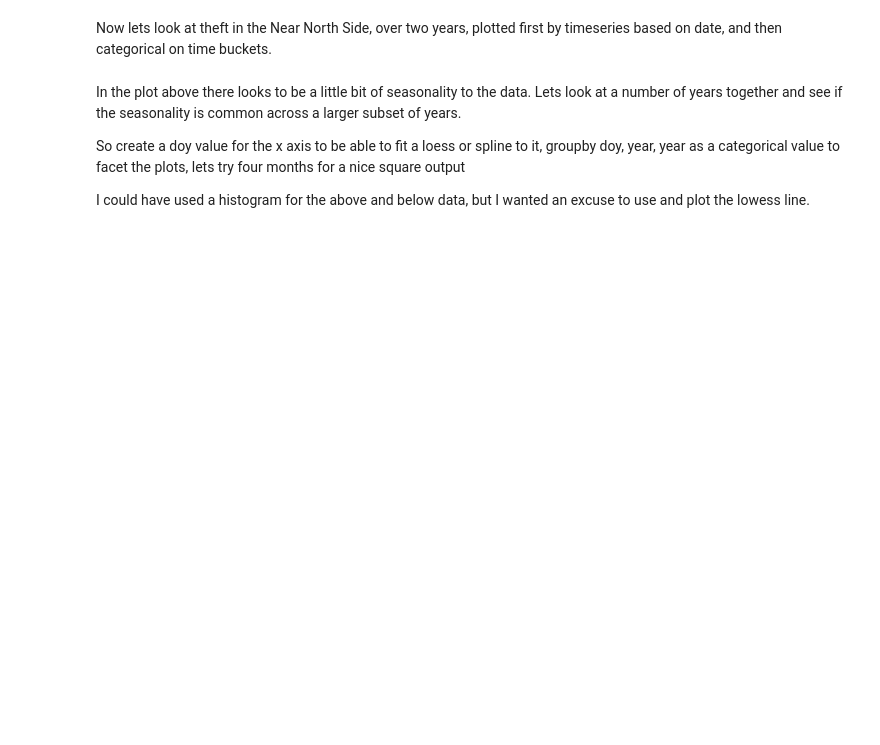
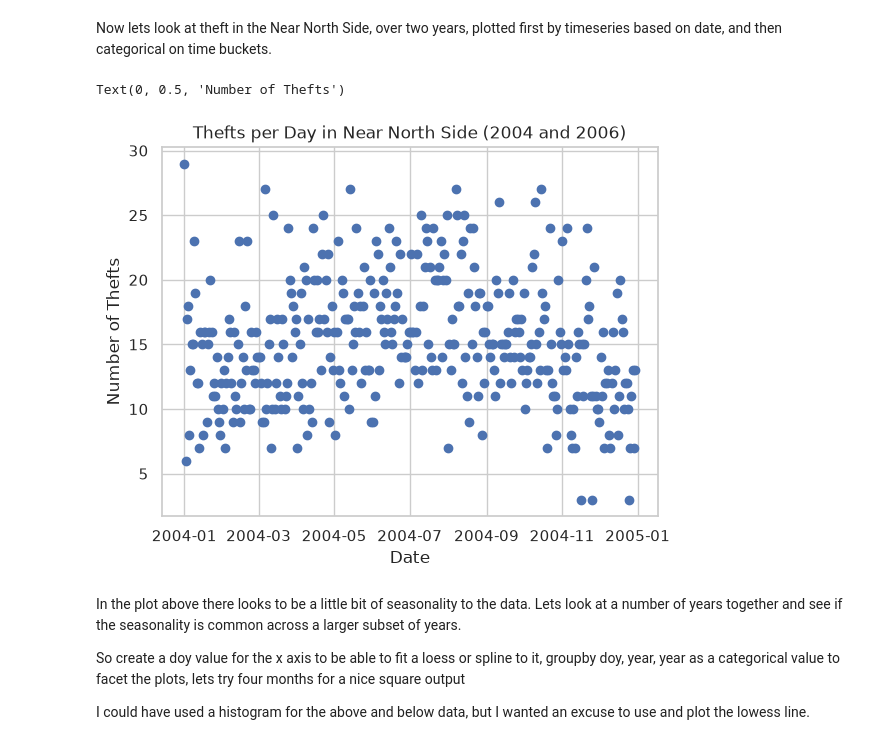
Before and after one commit to ogladr-kjarr/learning-EDA-with-Python, a Jupyter notebook: ChicagoCrimeSocioEconomicData.ipynb, the cells around one changed output. Saved outputs shown, nothing was run; the diff lists cells and outputs as text; code cells hidden in the pictures; blank space fills up the shorter version.

```diff
--- a/ChicagoCrimeSocioEconomicData.ipynb
+++ b/ChicagoCrimeSocioEconomicData.ipynb
@@ -545,29 +546,32 @@ Now lets look at theft in the Near North Side, over two years, plotted first by
 # %%
 # Filter the crime dataframe for the Near North Side area, and for the crime of Theft
 near_north_theft_df = crime_df.filter(pl.col("CommunityArea") == 8).filter(pl.col("PrimaryType") == "THEFT").collect()
 # Add a DateTime column parsed from the string Date field
 near_north_theft_df = near_north_theft_df.with_columns(
     (pl.col("Date").str.to_datetime("%m/%d/%Y %I:%M:%S %p")).alias("dt"))
 
 # Create the date, hour, and day of year bucket fields for use as the x axis field
 near_north_theft_df = near_north_theft_df.with_columns(
     (pl.col("dt").dt.date().alias("bucket_date")),
     (pl.col(name="dt").dt.hour().alias("bucket_hour")),
     (pl.col("dt").dt.ordinal_day().alias("doy")),
     (pl.col(name="dt").dt.year().alias("bucket_year"))
     )
 
 # Create the aggregate count by date filtered for two years taken at random
 near_north_theft_date_df = near_north_theft_df.filter(
-        pl.col("dt").is_between(datetime(2001,1,1), datetime(2026,12,31))
+        pl.col("dt").is_between(datetime(2004,1,1), datetime(2004,12,31))
     ).group_by(["bucket_date"]).len(name="NumberOfCrimes")
 
 fig, ax = plt.subplots()
 ax.scatter(near_north_theft_date_df['bucket_date'],
             near_north_theft_date_df['NumberOfCrimes'])
 ax.set_title("Thefts per Day in Near North Side (2004 and 2006)")
 ax.set_xlabel("Date")
 ax.set_ylabel("Number of Thefts")
+# %% [output]
+Text(0, 0.5, 'Number of Thefts')
+[figure, added]
 # %% [markdown]
 In the plot above there looks to be a little bit of seasonality to the data. Lets look at a number of years together and see if the seasonality is common across a larger subset of years.
 
```
Also changed, not shown: parts of 23 cells of this notebook.
